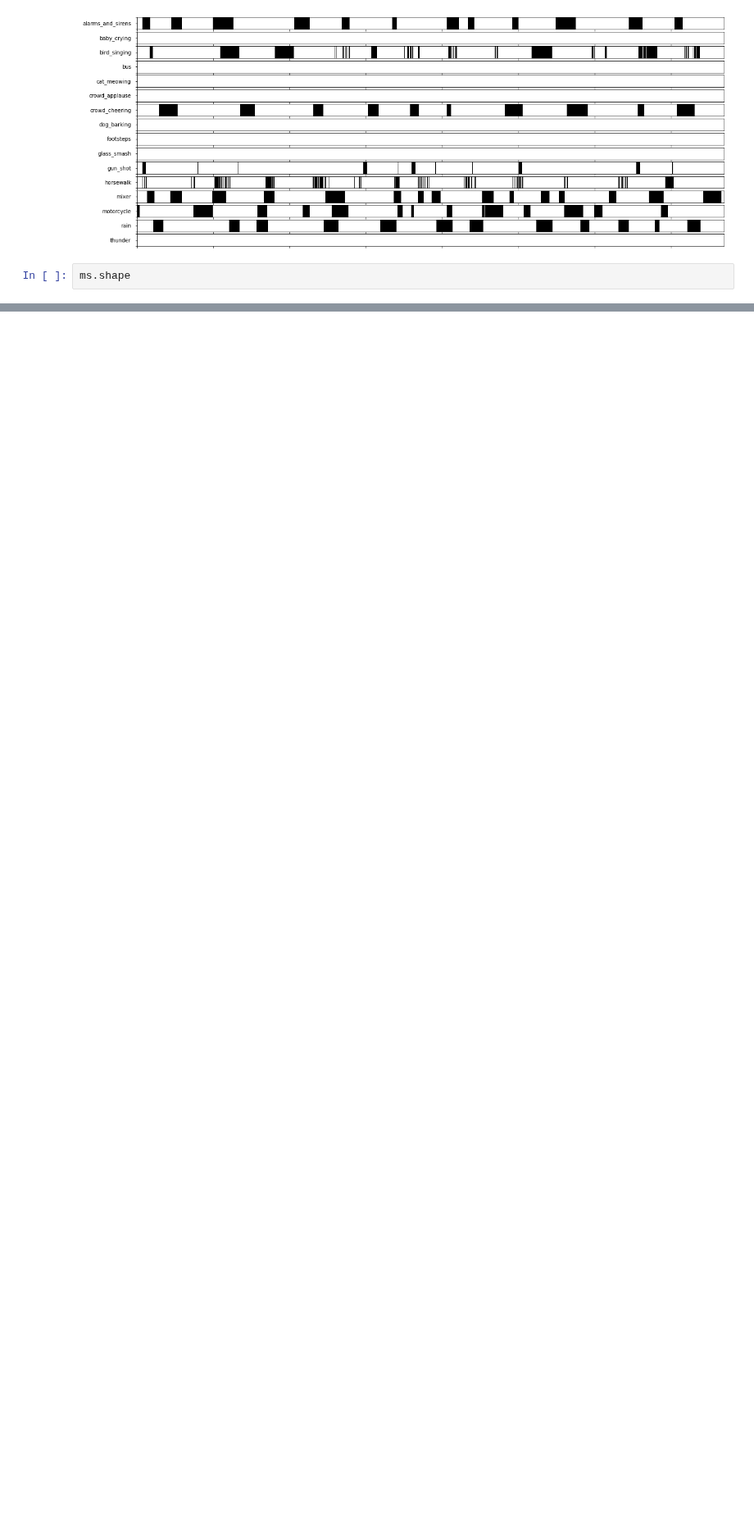
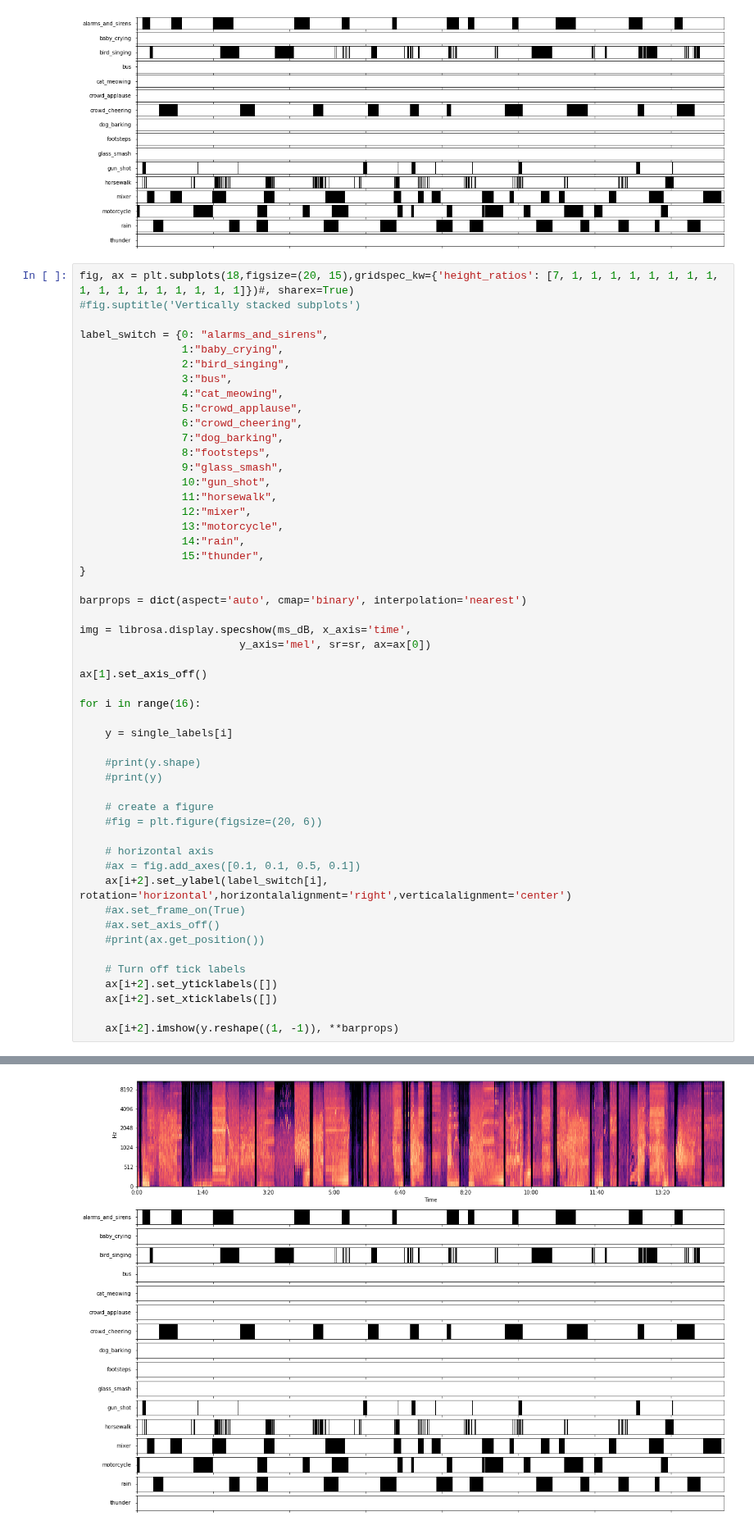
Before and after one commit to Prinzivalle/Sound-Event-Detection, a Jupyter notebook: Notebook/MFCC_labels_image.ipynb, the cells around one changed output, grey strips where cells are left out. Shown at 82% size. Saved outputs shown, nothing was run; the diff lists cells and outputs as text; blank space fills up the shorter version.

Commit message:
add image of preprocessed and labeled data

```diff
--- a/Notebook/MFCC_labels_image.ipynb
+++ b/Notebook/MFCC_labels_image.ipynb
@@ -230,5 +230,54 @@ for i in range(16):
 # %% [output]
 [figure]
 # %%
-ms.shape
+fig, ax = plt.subplots(18,figsize=(20, 15),gridspec_kw={'height_ratios': [7, 1, 1, 1, 1, 1, 1, 1, 1, 1, 1, 1, 1, 1, 1, 1, 1, 1]})#, sharex=True)
+#fig.suptitle('Vertically stacked subplots')
+
+label_switch = {0: "alarms_and_sirens",
+                1:"baby_crying",
+                2:"bird_singing",
+                3:"bus",
+                4:"cat_meowing",
+                5:"crowd_applause",
+                6:"crowd_cheering",
+                7:"dog_barking",
+                8:"footsteps",
+                9:"glass_smash",
+                10:"gun_shot",
+                11:"horsewalk",
+                12:"mixer",
+                13:"motorcycle",
+                14:"rain",
+                15:"thunder",
+}
+
+barprops = dict(aspect='auto', cmap='binary', interpolation='nearest')
+
+img = librosa.display.specshow(ms_dB, x_axis='time',
+                         y_axis='mel', sr=sr, ax=ax[0])
+
+ax[1].set_axis_off()
+
+for i in range(16):
+
+    y = single_labels[i]
+
+    #print(y.shape)
+    #print(y)
+
+    # create a figure
+    #fig = plt.figure(figsize=(20, 6))
+
+    # horizontal axis
+    #ax = fig.add_axes([0.1, 0.1, 0.5, 0.1])
+    ax[i+2].set_ylabel(label_switch[i], rotation='horizontal',horizontalalignment='right',verticalalignment='center')
+    #ax.set_frame_on(True)
+    #ax.set_axis_off()
+    #print(ax.get_position())
+
+    # Turn off tick labels
+    ax[i+2].set_yticklabels([])
+    ax[i+2].set_xticklabels([])
+
+    ax[i+2].imshow(y.reshape((1, -1)), **barprops)
 # %% [output]
@@ -236,3 +284,4 @@ ms.shape
+[figure, added]
 # %%
 fig = plt.figure(constrained_layout=True)
 widths = [20, 500]
```
Also changed, not shown: parts of 1 cell of this notebook, 2 other files.
